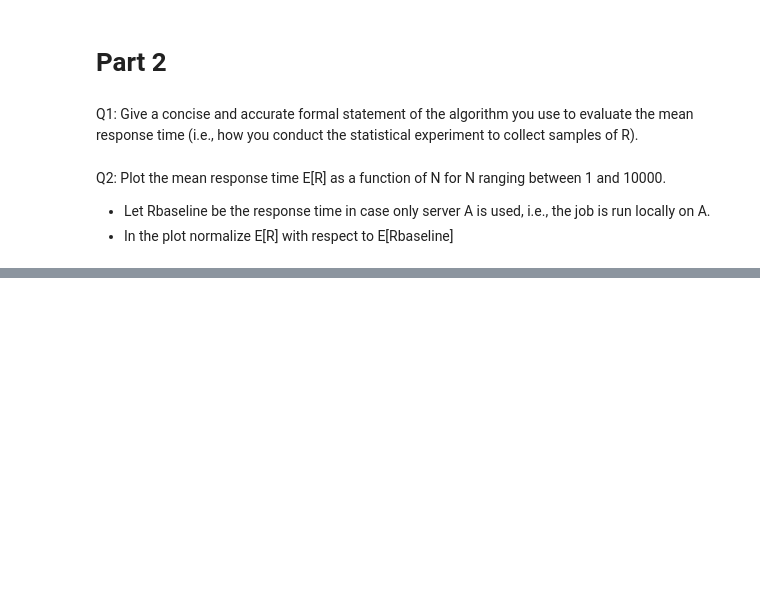
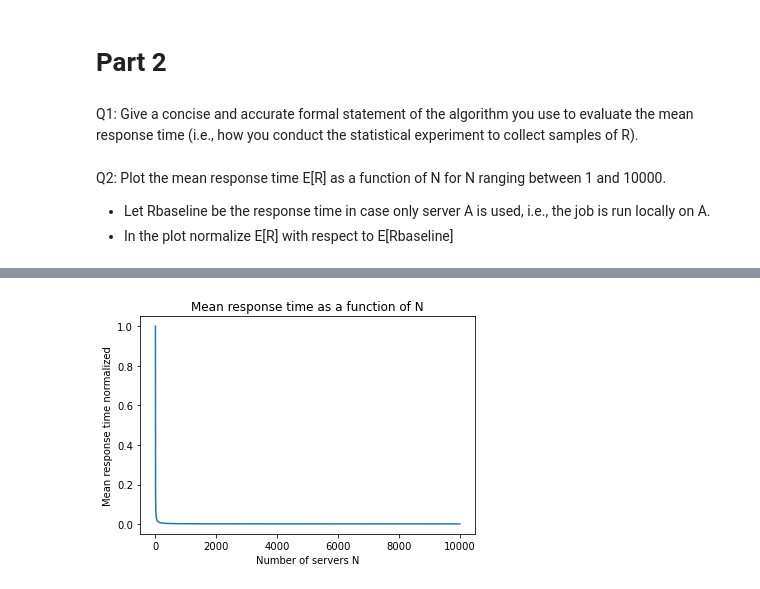
Before and after one commit to maryyyyna/Networking-for-Big-Data-and-Laboratory, a Jupyter notebook: HW1.ipynb, the cells around one changed output, grey strips where cells are left out. Saved outputs shown, nothing was run; the diff lists cells and outputs as text; code cells hidden in the pictures; blank space fills up the shorter version.

```diff
--- a/HW1.ipynb
+++ b/HW1.ipynb
@@ -149,3 +149,22 @@ Q2: Plot the mean response time E[R] as a function of N for N
 ranging between 1 and 10000.
 - Let Rbaseline be the response time in case only server A is used, i.e., the job is run locally on A.
 - In the plot normalize E[R] with respect to E[Rbaseline]
+# %%
+# link capacity in Gbit/s
+C = 10 * (10**9)
+# transmission time of each packet in µs
+tau = 5 * (10**(-6))
+# input file size in TB
+Lf = 4 * (10**12)
+# output file size in TB
+Lo = 4 * (10**12)
+# expected time the server takes to process a packet in seconds
+E_X = 8 * 3600
+# fixed processing time in seconds
+T_0 = 30
+# protocol overhead factor
+xi = 0.1
+# arrival rate of packets
+f = 48/1500
+# number of packets that can be in transit at any given time
+n = 64
@@ -151,0 +187,33 @@ ranging between 1 and 10000.
+# %%
+def compute_TCP_connection(h):
+    T_i = 2 * tau * h
+    theta_i = C * (1/T_i) / np.sum(1/T_i)
+    return theta_i
+
+def compute_mean_response_time(N):
+    hops = range(1, N+1)
+    thoughtputs = [compute_TCP_connection(h) for h in hops]
+    Xi = E_X/N
+    Lf_i = Lf / N
+    Lo_i = Lo / N
+    times = []
+    for theta_i in thoughtputs:
+     time_input = Lf_i / (theta_i * N) # total time the server takes to process all incoming data
+     time_output = Lo_i / (theta_i * N) # total time the server takes to process all outgoing data
+     times.append(T_0 + Xi + time_input + time_output)
+
+    return max(times)
+
+N_values = range(1, 10001)
+mean_response_time = [compute_mean_response_time(N) for N in N_values]
+# ER_baseline is the response time when only server A is used, N = 1
+ER_baseline = T_0 + E_X + Lf / (compute_TCP_connection(1) * N_values[0]) + Lo / (compute_TCP_connection(1) * N_values[0])
+mean_response_time_norm = [ER / ER_baseline for ER in mean_response_time]
+
+plt.plot(N_values, mean_response_time_norm)
+plt.xlabel('Number of servers N')
+plt.ylabel('Mean response time normalized')
+plt.title('Mean response time as a function of N')
+plt.show()
+# %% [output]
+[figure, added]
```
Also changed, not shown: parts of 1 cell of this notebook.
